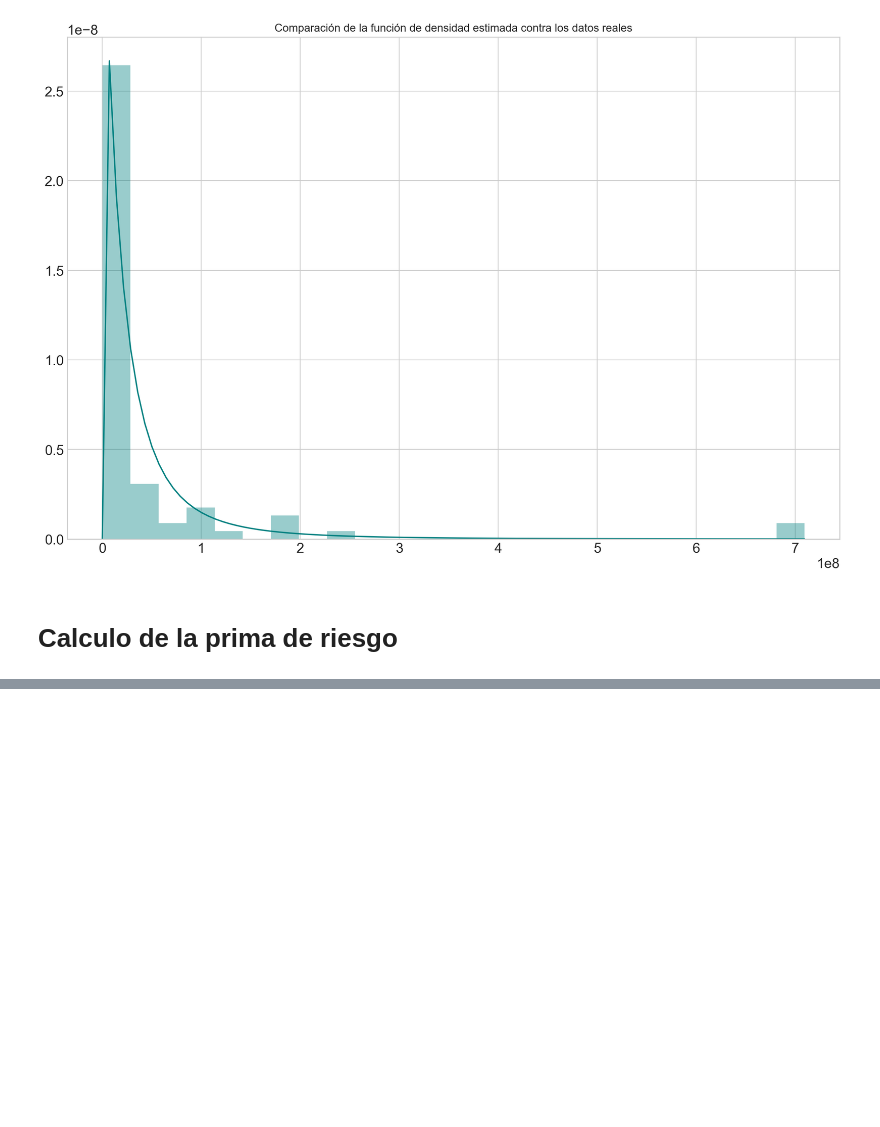
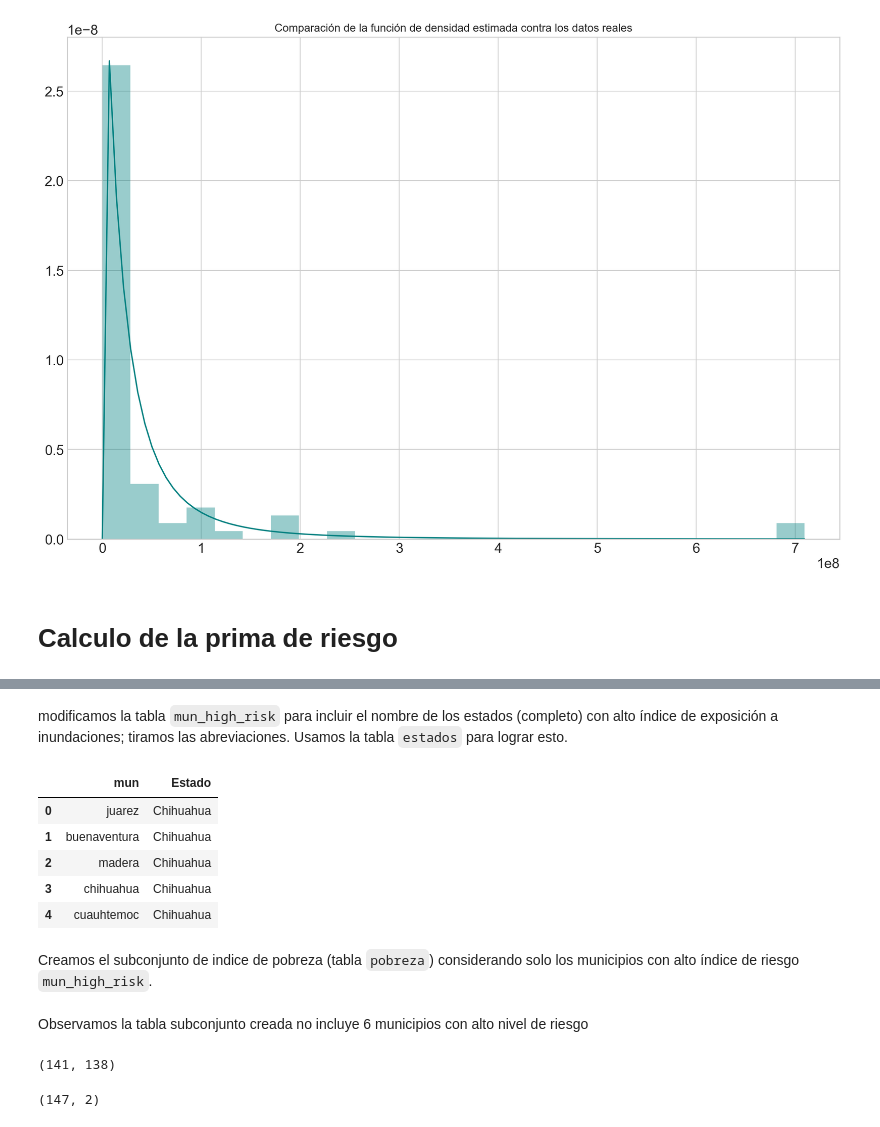
Before and after one commit to gerdm/machine_learning, a Jupyter notebook: analyses/Analysis_siniestros.ipynb, the cells around one changed output, grey strips where cells are left out. Drawn from its saved outputs; the diff is of its cells as text; code cells hidden in the pictures; blank space fills up the shorter version.

```diff
--- a/analyses/Analysis_siniestros.ipynb
+++ b/analyses/Analysis_siniestros.ipynb
@@ -175 +232,8 @@ mun_density.query("code != '#NAME?'", inplace=True)
+# %%
+estados = pd.read_table("./data/estados.txt", encoding="utf8")
+# Limpiamos Números iniciales
+estados.Estado = [est[3:].strip() for est in estados.Estado]
+# Reemplaza puntos, capitalizado y sin acentos
+estados.Abreviatura = [replace_acc(abb.replace(".", "")).upper()
+                      for abb in estados.Abreviatura]
 # %% [markdown]
@@ -207,0 +255,14 @@ f"{total_municipalities:,.0f}"
+# %% [markdown]
+modificamos la tabla `mun_high_risk` para incluir el nombre de los estados (completo) con alto índice de exposición a inundaciones; tiramos las abreviaciones. Usamos la tabla `estados` para lograr esto.
+# %%
+mun_high_risk = mun_high_risk.merge(estados, left_on="state", right_on="Abreviatura")[["mun", "Estado"]]
+mun_high_risk.head()
+# %% [output]
+|  | mun | Estado |
+| 0 | juarez | Chihuahua |
+| 1 | buenaventura | Chihuahua |
+| 2 | madera | Chihuahua |
+| 3 | chihuahua | Chihuahua |
+| 4 | cuauhtemoc | Chihuahua |
+# %% [markdown]
+Creamos el subconjunto de indice de pobreza (tabla `pobreza`) considerando solo los municipios con alto índice de riesgo `mun_high_risk`.
@@ -207,0 +274,10 @@ f"{total_municipalities:,.0f}"
+# %% [markdown]
+Observamos la tabla subconjunto creada no incluye 6 municipios con alto nivel de riesgo
+# %%
+pobreza_high_risk.shape
+# %% [output]
+(141, 138)
+# %%
+mun_high_risk.shape
+# %% [output]
+(147, 2)
```
Also changed, not shown: parts of 38 cells of this notebook, 2 other files.
